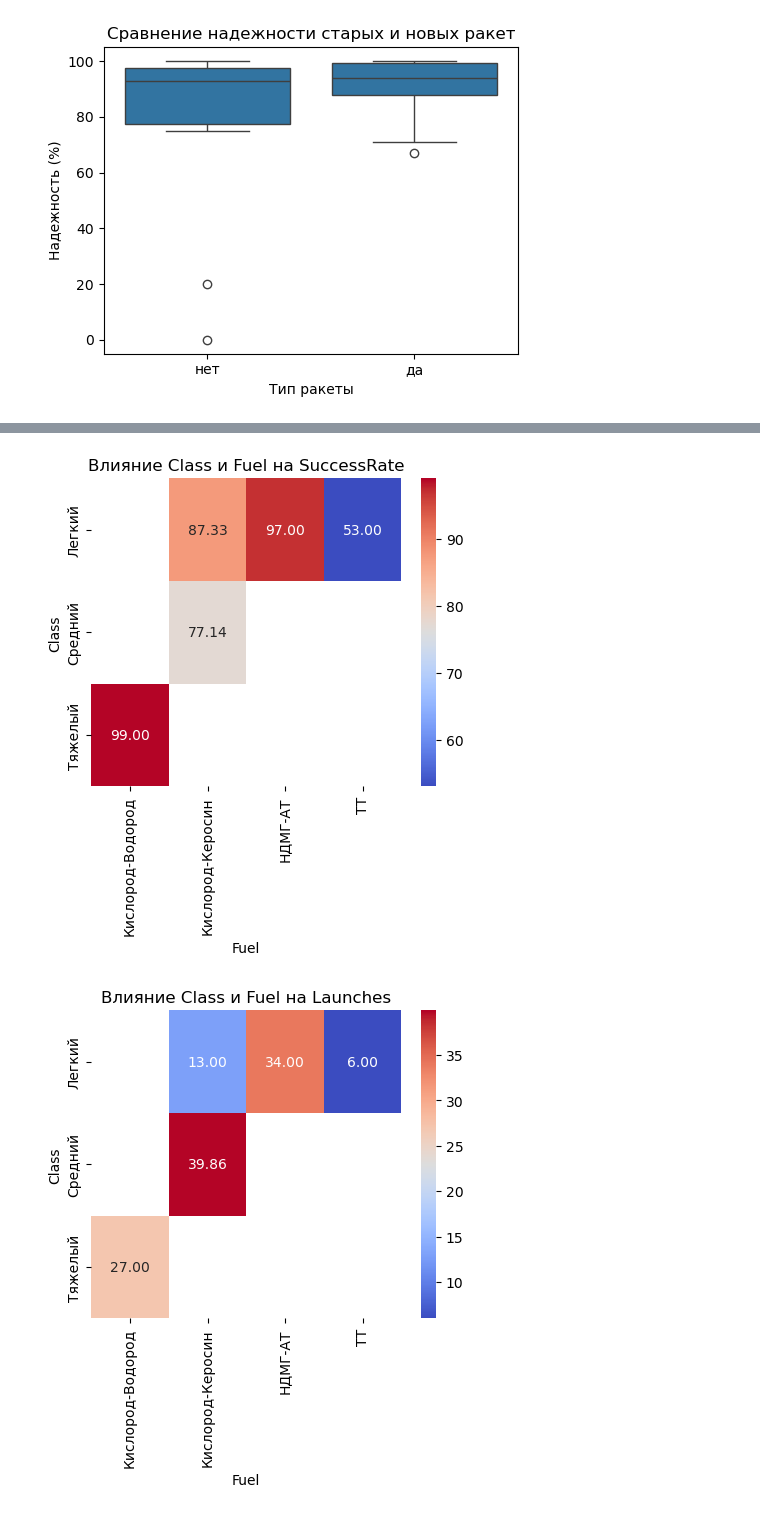
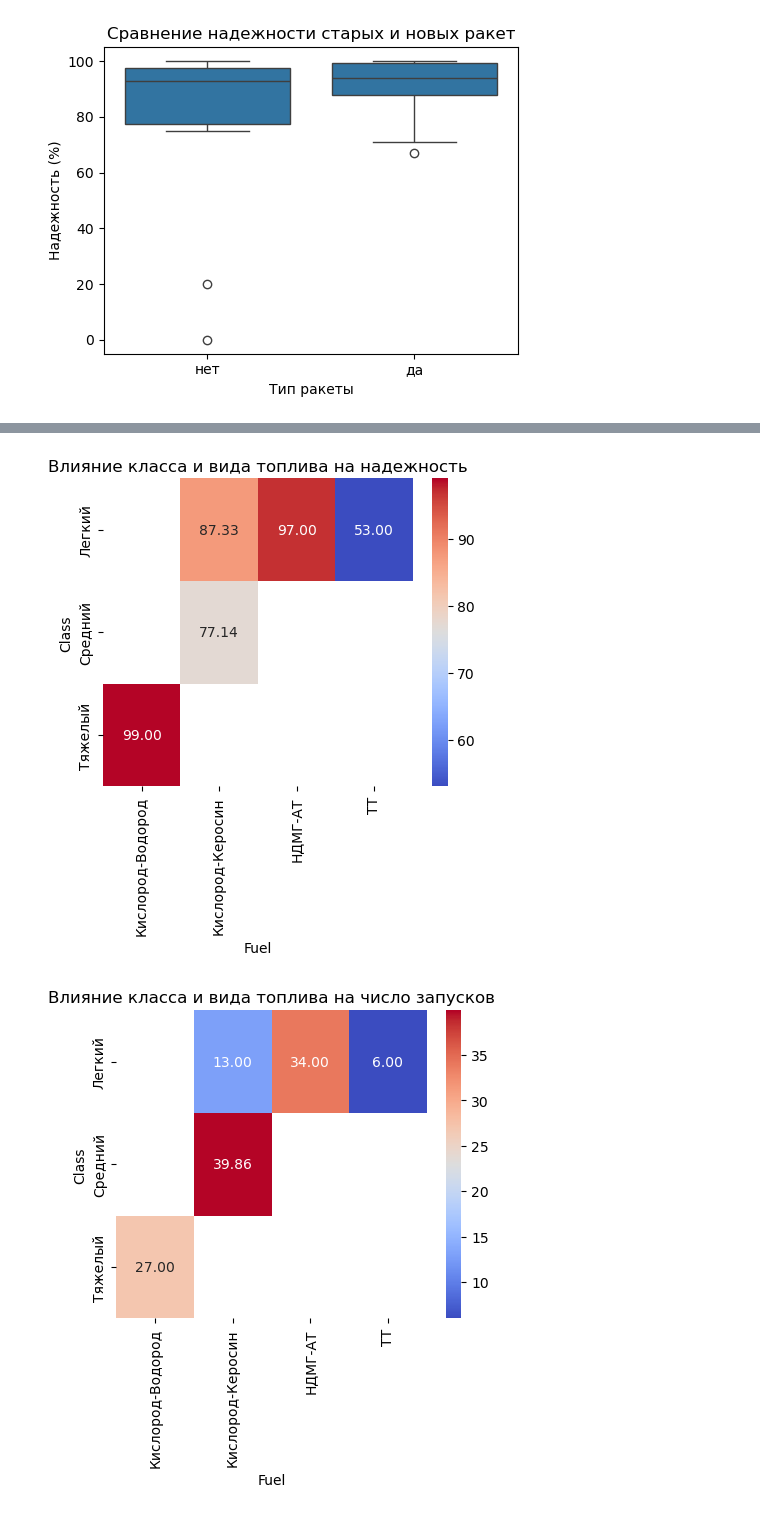
Before and after one commit to VladimirSmetana/InDataRocketAnalysis, a Jupyter notebook: analysis.ipynb, the cells around one changed output, grey strips where cells are left out. Cells and saved outputs as stored; diff of their text form; code cells hidden in the pictures.

```diff
--- a/analysis.ipynb
+++ b/analysis.ipynb
@@ -160,24 +158,24 @@ pivot_table = pd.pivot_table(data=filtered_data, values='SuccessRate', index='Cl
 # Создайте тепловую карту
 plt.figure(figsize=(5, 4))
 sns.heatmap(pivot_table, annot=True, cmap='coolwarm', fmt='.2f')
-plt.title('Влияние Class и Fuel на SuccessRate')
+plt.title('Влияние класса и вида топлива на надежность')
 plt.xlabel('Fuel')
 plt.ylabel('Class')
 plt.show()
 # %% [output]
-[figure, old version]
+[figure, new version]
 # %%
 pivot_table = pd.pivot_table(data=filtered_data, values='Launches', index='Class', columns='Fuel')
 
 # Создайте тепловую карту
 plt.figure(figsize=(5, 4))
 sns.heatmap(pivot_table, annot=True, cmap='coolwarm', fmt='.2f')
-plt.title('Влияние Class и Fuel на Launches')
+plt.title('Влияние класса и вида топлива на число запусков')
 plt.xlabel('Fuel')
 plt.ylabel('Class')
 plt.show()
 # %% [output]
-[figure, old version]
+[figure, new version]
 # %%
 from sklearn.model_selection import train_test_split
 from sklearn.linear_model import LinearRegression
```
Also changed, not shown: parts of 9 cells of this notebook.
